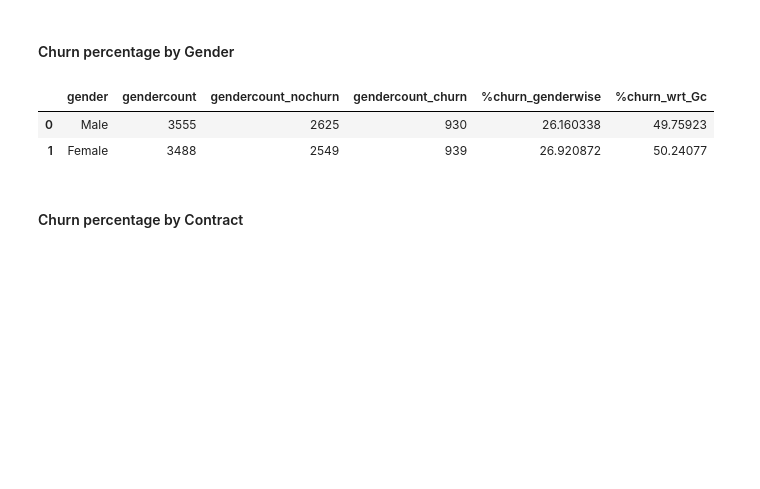
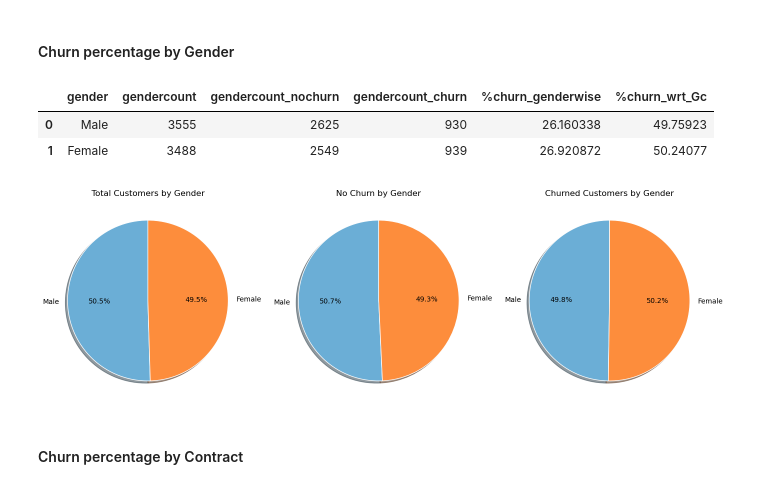
Before and after one commit to Naheem1234/Customer_churn_prediction, a Jupyter notebook: customer_churn_prediction/customer_churn_eda.ipynb, the cells around one changed output. Cells and saved outputs as stored; diff of their text form; code cells hidden in the pictures; blank space fills up the shorter version.

```diff
--- a/customer_churn_prediction/customer_churn_eda.ipynb
+++ b/customer_churn_prediction/customer_churn_eda.ipynb
@@ -131,6 +166,51 @@ df_g2
 |  | gender | gendercount | gendercount_nochurn | gendercount_churn | %churn_genderwise | %churn_wrt_Gc |
 | 0 | Male | 3555 | 2625 | 930 | 26.160338 | 49.75923 |
 | 1 | Female | 3488 | 2549 | 939 | 26.920872 | 50.24077 |
+# %%
+fig, ax = plt.subplots(1, 3, figsize=(14, 5))
+
+colors = ['#6BAED6', '#FD8D3C']
+
+# Total gender distribution
+ax[0].pie(
+    df_g2['gendercount'],
+    labels=df_g2['gender'],
+    autopct='%1.1f%%',
+    startangle=90,
+    colors=colors,
+    shadow=True,
+    wedgeprops={'edgecolor':'white', 'linewidth':1}
+)
+ax[0].set_title('Total Customers by Gender')
+
+# No churn distribution
+ax[1].pie(
+    df_g2['gendercount_nochurn'],
+    labels=df_g2['gender'],
+    autopct='%1.1f%%',
+    startangle=90,
+    colors=colors,
+    shadow=True,
+    wedgeprops={'edgecolor':'white', 'linewidth':1}
+)
+ax[1].set_title('No Churn by Gender')
+
+# Churned distribution
+ax[2].pie(
+    df_g2['gendercount_churn'],
+    labels=df_g2['gender'],
+    autopct='%1.1f%%',
+    startangle=90,
+    colors=colors,
+    shadow=True,
+    wedgeprops={'edgecolor':'white', 'linewidth':1}
+)
+ax[2].set_title('Churned Customers by Gender')
+
+plt.tight_layout()
+plt.show()
+# %% [output]
+[figure, added]
 # %% [markdown]
 #### Churn percentage by Contract
 # %%
```
Also changed, not shown: parts of 5 cells of this notebook, 1 other file.
